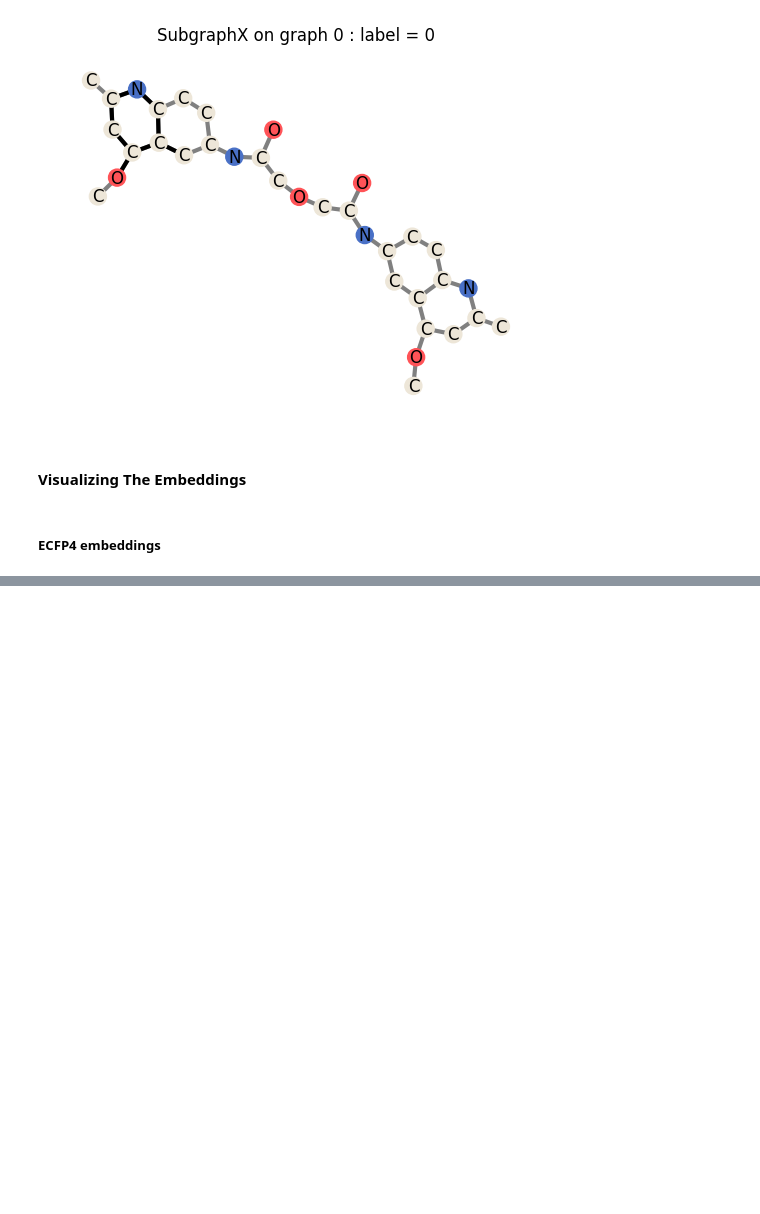
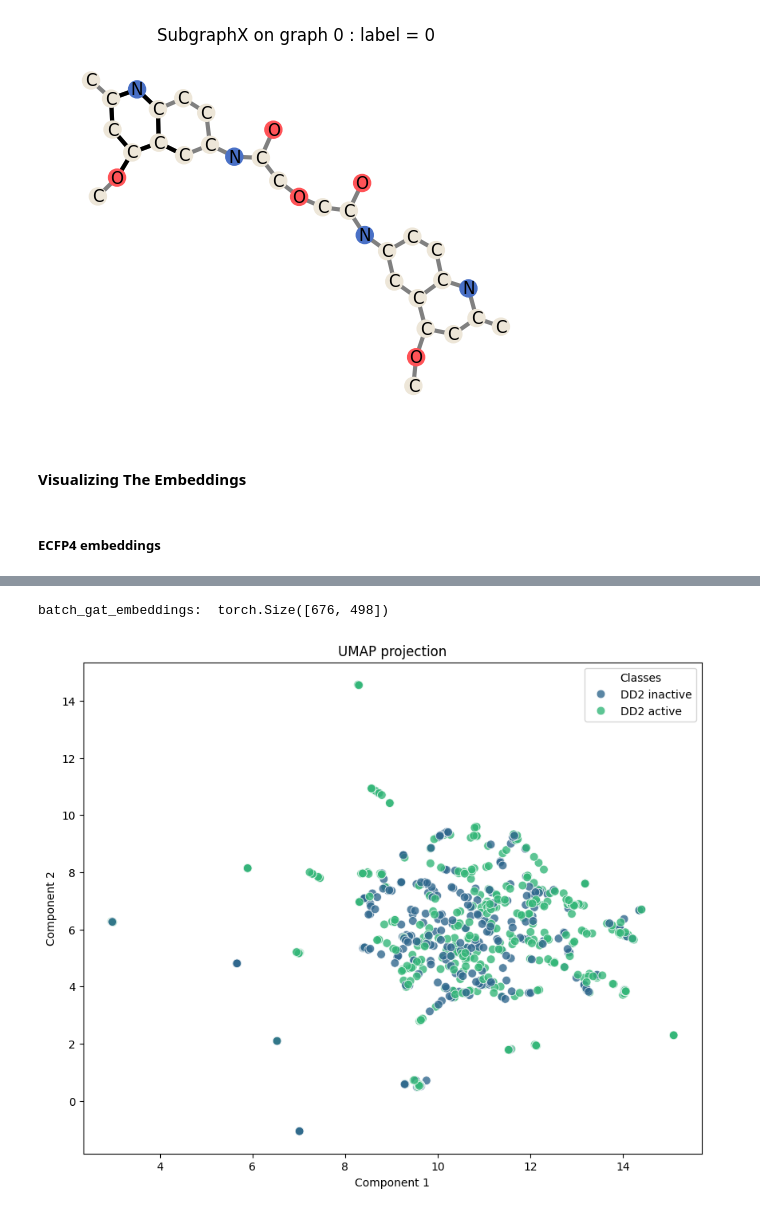
Before and after one commit to djoy4stem/qsar_w_gnns, a Jupyter notebook: notebooks/dd2/dd2_gnn_explanation.ipynb, the cells around one changed output, grey strips where cells are left out. Cells and saved outputs as stored; diff of their text form; code cells hidden in the pictures; blank space fills up the shorter version.

```diff
--- a/notebooks/dd2/dd2_gnn_explanation.ipynb
+++ b/notebooks/dd2/dd2_gnn_explanation.ipynb
@@ -388,11 +414,14 @@ batch_gin_embeddings_umap = visuals.reduce_and_plot(data=batch_gin_embeddings.de
 # %%
 batch_preds_gat = gat_predictor.model(x=batch_from_test_mols.x, edge_index=batch_from_test_mols.edge_index
                                     , batch=batch_from_test_mols.batch, global_feats=None).detach()
 # print(batch_preds_gat.tolist())
 # print(batch_preds_gat.view(-1).tolist())
-# batch_gat_embeddings = gat_predictor.model.get_embedding(batch_from_test_mols)
+batch_gat_embeddings = gat_predictor.model.get_embedding(batch_from_test_mols)
 print("batch_gat_embeddings: ", batch_gat_embeddings.shape)
 
 batch_gat_embeddings_umap = visuals.reduce_and_plot(data=batch_gat_embeddings.detach().to('cpu'), actuals=test_labels[:]
                                                     , method='umap', n_components=2, random_state=seed
-                                                    , n_neighbors=15, min_dist=0.05)
+                                                    , n_neighbors=5, min_dist=0.01)
+# %% [output]
+batch_gat_embeddings:  torch.Size([676, 498])
+[figure, added]
```
Also changed, not shown: parts of 9 cells of this notebook.
